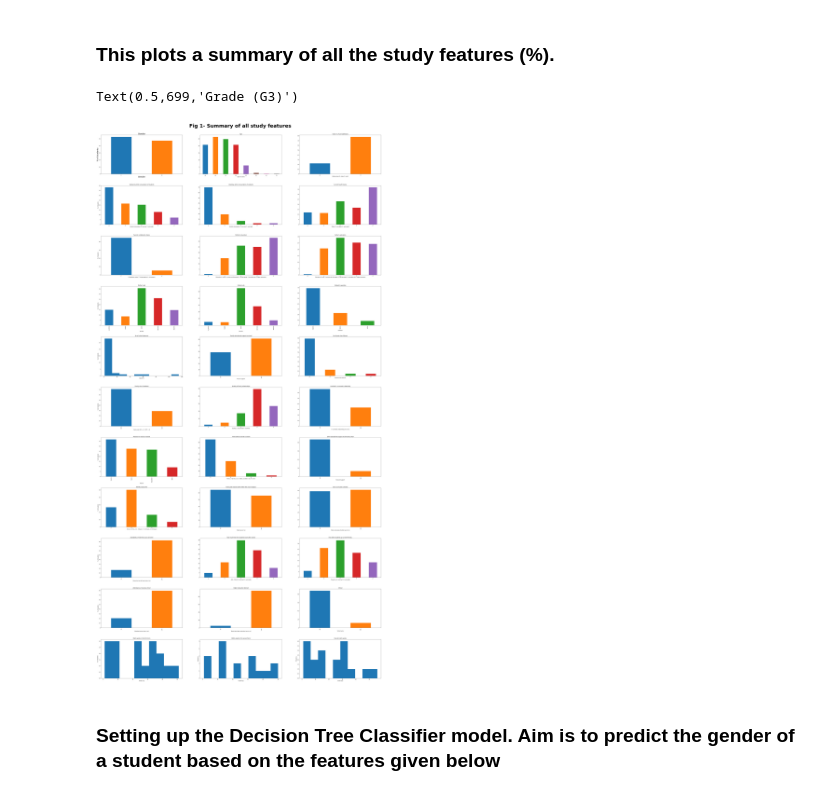
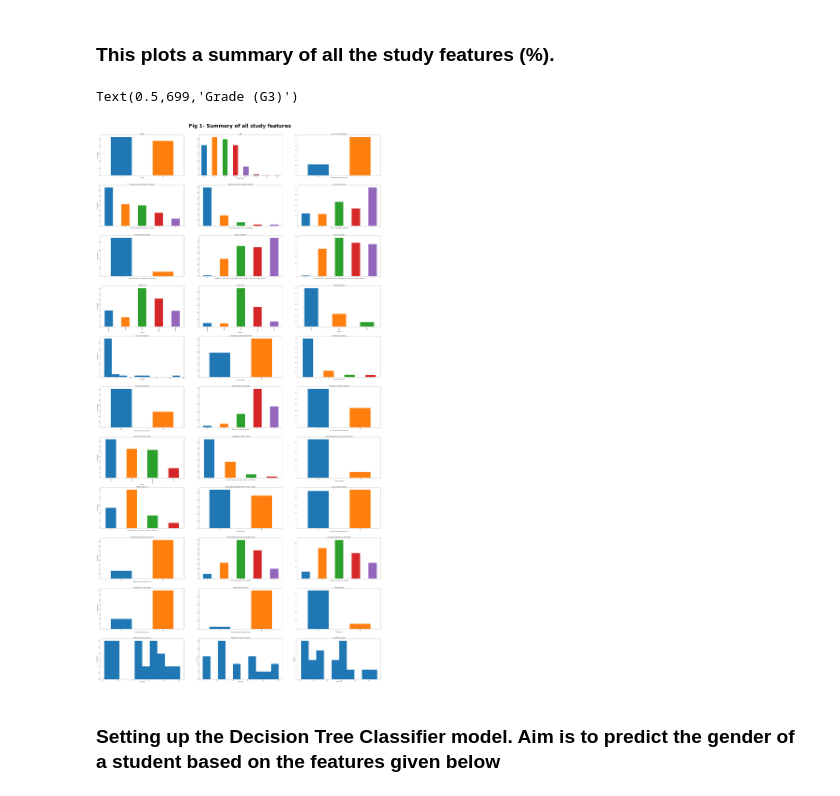
Before and after one commit to jakehoward/project-x, a Jupyter notebook: student_data_final.ipynb, the cells around one changed output. Saved outputs shown, nothing was run; the diff lists cells and outputs as text; code cells hidden in the pictures.

```diff
--- a/student_data_final.ipynb
+++ b/student_data_final.ipynb
@@ -117,16 +115,16 @@ plt.show()
 # %%
 #Setting up a figure to accomodate the 30 features given in the dataset, in 30 subplots.
 fig, axes = plt.subplots(nrows=11, ncols=3, figsize=(40, 80))
-fig.tight_layout(pad=0.4, w_pad=15, h_pad=10)
+fig.tight_layout(pad=0.4, w_pad=12, h_pad=8.5)
 fig.suptitle("Fig 1- Summary of all study features", fontweight="bold", size=50)
 fig.subplots_adjust(top=0.96)
 
 #sex
 gender = (df["sex"].value_counts() / df["sex"].count()) * 100
 gender.plot(kind="bar", ax=axes[0,0])
-axes[0,0].set_title("Gender", fontsize=20)
-axes[0,0].set_xlabel("Gender", fontsize=20)
-axes[0,0].set_ylabel("% of students", fontsize=20)
+axes[0,0].set_title("Gender")
+axes[0,0].set_xlabel("Gender")
+axes[0,0].set_ylabel("% of students")
 
 #age
 age = (df["age"].value_counts() / df["age"].count()) * 100
@@ -313,35 +311,35 @@ higher = (df["higher"].value_counts() / df["higher"].count()) * 100
 higher.sort_index().plot(kind="bar", ax=axes[9,1])
 axes[9,1].set_title("Higher education desired")
 axes[9,1].set_xlabel("Wants take higher education (yes or no)")
 
 #student's school
 school = (df["school"].value_counts() / df["school"].count()) * 100
 school.sort_index().plot(kind="bar", ax=axes[9,2])
-axes[9,2].set_title("School")
+axes[9,2].set_title("School attending")
 axes[9,2].set_xlabel("School name")
 
 
 #first period grade
 g1 = df["G1"].value_counts()
 g1.plot(kind="hist", bins=10, ax=axes[10,0])
 axes[10,0].set_title("Maths grade in the first term")
 axes[10,0].set_xlabel("Grade (G1)")
 axes[10,0].set_ylabel("% of students")
 
 #second period grade
 g2 = df["G2"].value_counts()
 g2.plot(kind="hist", bins=10, ax=axes[10, 1])
 axes[10,1].set_title("Maths grade in the second term")
 axes[10,1].set_xlabel("Grade (G2)")
 
 #final grade
 g3 = df["G3"].value_counts()
 g3.plot(kind="hist", bins=10, ax=axes[10, 2])
 axes[10,2].set_title("Overall maths grade")
 axes[10,2].set_xlabel("Grade (G3)")
 # %% [output]
 Text(0.5,699,'Grade (G3)')
-[figure, old version]
+[figure, new version]
 # %% [markdown]
 ### Setting up the Decision Tree Classifier model. Aim is to predict the gender of a student based on the features given below
 # %%
```
Also changed, not shown: parts of 15 cells of this notebook.
